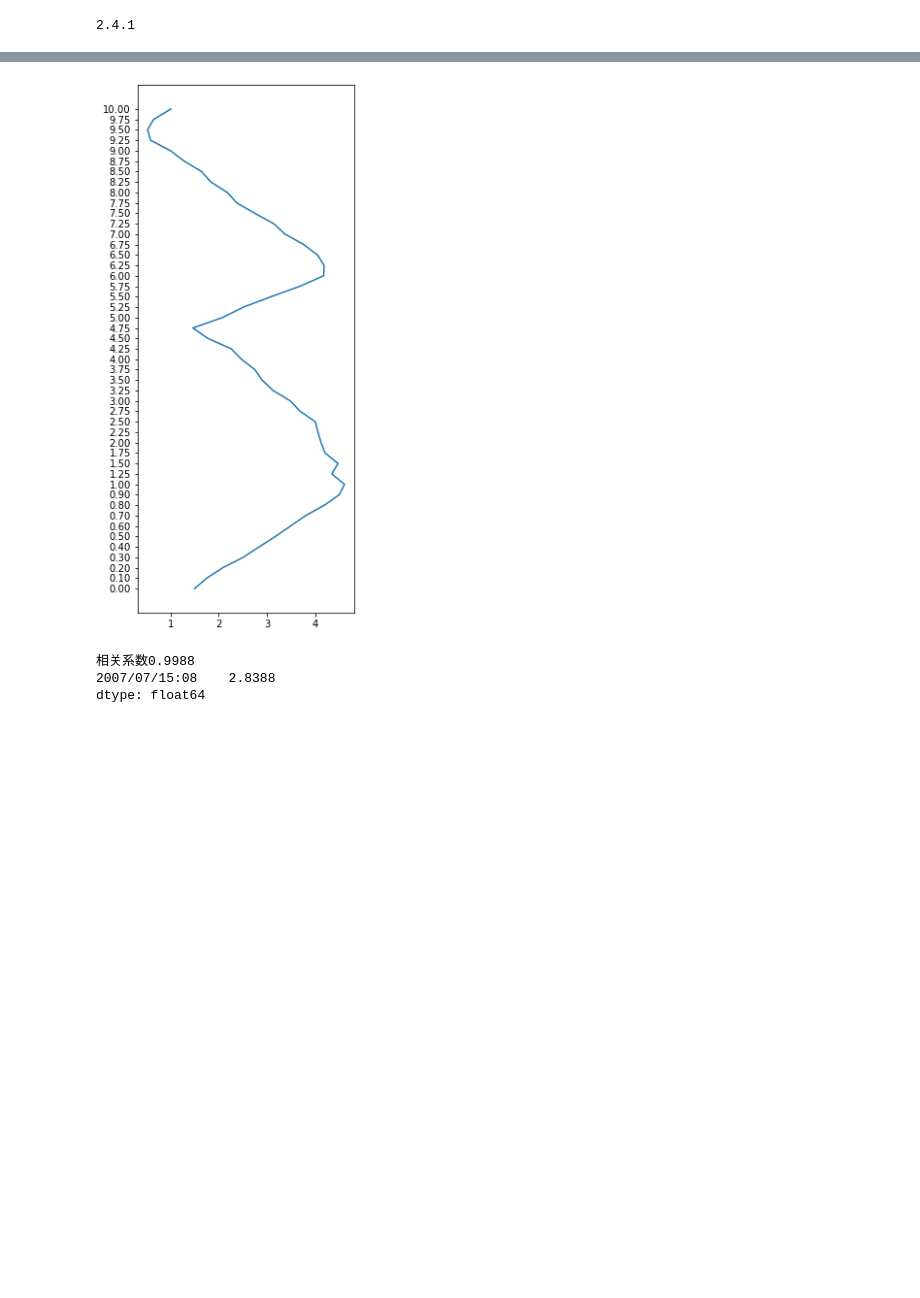
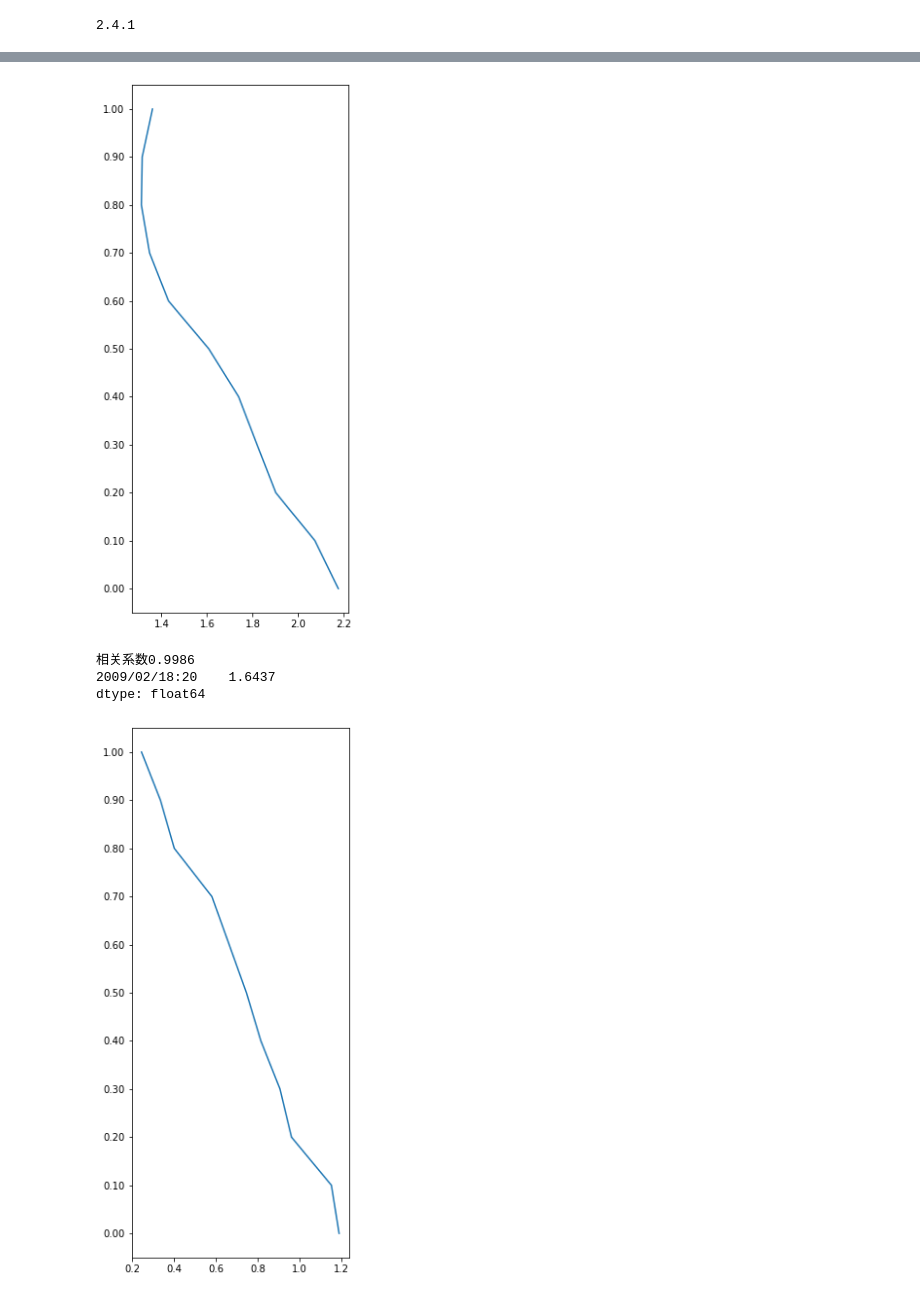
Before and after one commit to Jacob045/Code-for-Graduation-Project, a Jupyter notebook: Machine_Learning/NN_Temperature.ipynb, the cells around one changed output, grey strips where cells are left out. Saved outputs shown, nothing was run; the diff lists cells and outputs as text; code cells hidden in the pictures; blank space fills up the shorter version.

```diff
--- a/Machine_Learning/NN_Temperature.ipynb
+++ b/Machine_Learning/NN_Temperature.ipynb
@@ -72 +37,11 @@ merge_dataset
+# %%
+# 去除['10','Azim', 'Elev']几列
+# 温度训练
+merge_dataset.drop([
+    '10', 'Rain', 'TkBB(K)', 'Rh(%)', 'Pres(mb)', 'Tir(K)', 'Azim', 'Elev',
+    ' 22.235', ' 23.035', ' 23.835', ' 26.235', ' 30.000' ,'1.25', '1.50', '1.75', '2.00', '2.25',
+       '2.50', '2.75', '3.00', '3.25', '3.50', '3.75', '4.00', '4.25', '4.50',
+       '4.75', '5.00', '5.25', '5.50', '5.75', '6.00', '6.25', '6.50', '6.75',
+       '7.00', '7.25', '7.50', '7.75', '8.00', '8.25', '8.50', '8.75', '9.00',
+       '9.25', '9.50', '9.75', '10.00'], axis=1, inplace=True)
 # %%
@@ -128,6 +102,9 @@ _________________________________________________________________
 history = model.fit(train_data,
                     train_labels,
                     batch_size=32,
-                    epochs=1500,
-                    verbose=0,
-                    validation_split = 0.2)
+                    epochs=2000,
+                    verbose=2,
+                    validation_split=0.2)
+
+hist = pd.DataFrame(history.history)
+hist['epoch'] = history.epoch
@@ -196,19 +178,21 @@ print('相关系数 {:.4}'.format(r1/10))
 # %%
-flag = 2
-fig = plt.figure(figsize=(4,10))
-Height = test_labels.columns
-X1 = model.predict(test_data[flag:flag+1]).T
-X2 = test_labels[flag:flag+1].T
-plt.plot(np.abs(X1-X2),Height)
-# plt.plot(X1,Height)
-# plt.plot(X2,Height)
-plt.show()
-print('相关系数{:.4}'.format(np.corrcoef(X1.T,X2.T)[0,1]))
-# print('平均偏差{:.4}'.format((X1-X2).mean().values))
-# print(np.corrcoef(X1.T,X2.T))
-print(np.abs(np.mean(X1-X2).round(4)))
+for i in range(20):
+    flag = random.randrange(0, 200)
+    fig = plt.figure(figsize=(4, 10))
+    Height = test_labels.columns
+    X1 = model.predict(test_data[flag:flag + 1]).T
+    X2 = test_labels[flag:flag + 1].T
+    plt.plot(np.abs(X1 - X2), Height)
+    # plt.plot(X1, Height)
+    # plt.plot(X2, Height)
+    plt.show()
+    print('相关系数{:.4}'.format(np.corrcoef(X1.T, X2.T)[0, 1]))
+    # print('平均偏差{:.4}'.format((X1-X2).mean().values))
+    # print(np.corcoef(X1.T,X2.T))
+    print(np.abs(np.mean(X1 - X2).round(4)))
 # %% [output]
-[figure, old version]
+[figure, new version]
-相关系数0.9988
-2007/07/15:08    2.8388
+相关系数0.9986
+2009/02/18:20    1.6437
 dtype: float64
+[figure, added]
```
Also changed, not shown: parts of 16 cells of this notebook, 6 other files.
